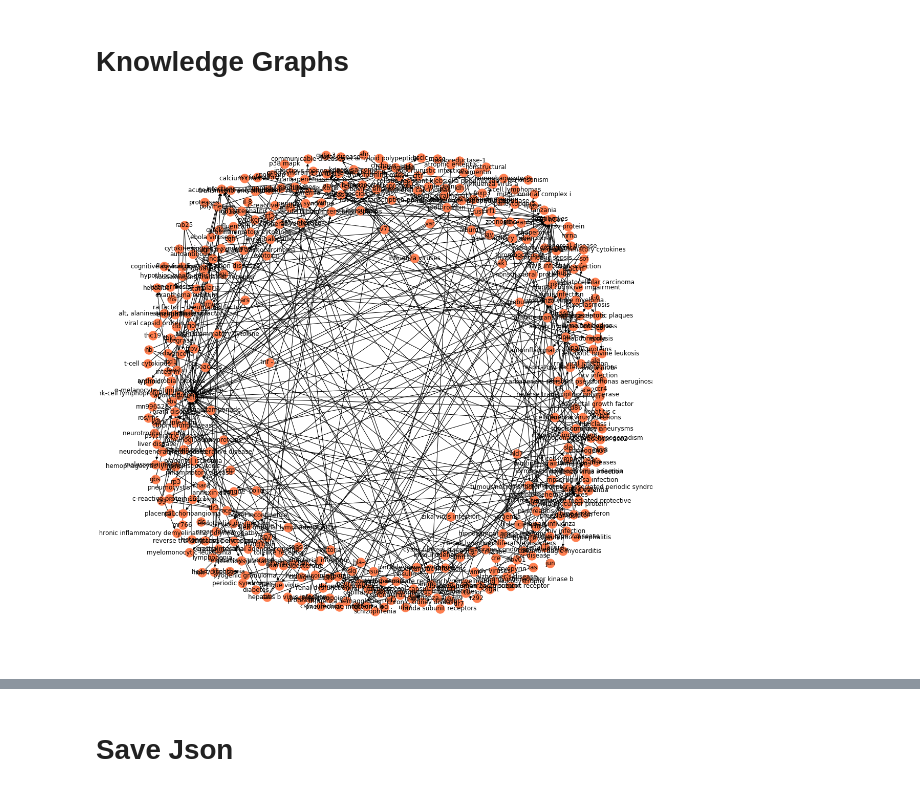
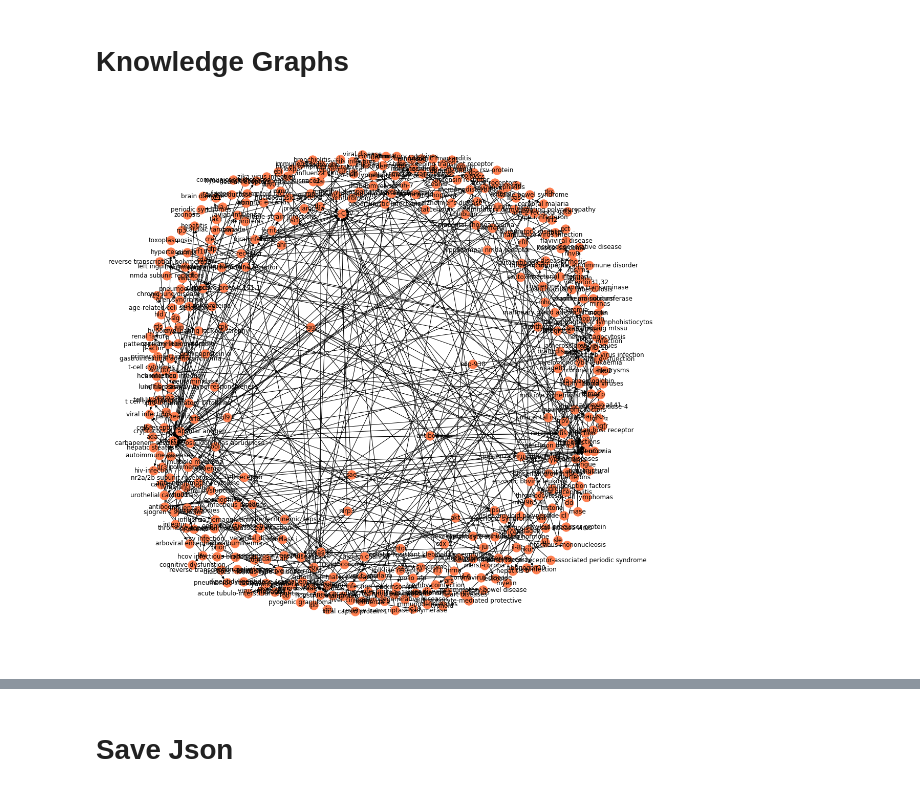
Before and after one commit to tsantosh7/Unsupervised-Supervised-Protein-Genes-Diseases-Organisms-Extraction, a Jupyter notebook: Notebooks/OTAR/Covid-19 Target-Disease Graph/Preprints-COVID-19 Gene-Disease Knowledge Graph From EuropePMC.ipynb, the cells around one changed output, grey strips where cells are left out. Drawn from its saved outputs; the diff is of its cells as text; code cells hidden in the pictures.

```diff
--- a/Notebooks/OTAR/Covid-19 Target-Disease Graph/Preprints-COVID-19 Gene-Disease Knowledge Graph From EuropePMC.ipynb
+++ b/Notebooks/OTAR/Covid-19 Target-Disease Graph/Preprints-COVID-19 Gene-Disease Knowledge Graph From EuropePMC.ipynb
@@ -95,6 +95,7 @@ def get_gene_disease_pairs(sent):
 
     GP =''
     DS = ''
+    OG = ''
     doc = ml_annotator(sent)
 
     for ent in doc.ents:
@@ -102,6 +103,8 @@ def get_gene_disease_pairs(sent):
             GP = ent.text
         elif ent.label_ == 'DS':
             DS = ent.text
+        elif ent.label_ == 'OG':
+            OG = ent.text
     # give more importance to covid-19 in the sentence. My model doesnt seem to recognise covid-19 yet as a disease
     if 'covid-19' in sent.lower():
         DS = 'COVID-19'
@@ -137,7 +164,26 @@ kg_df.dropna(subset=['gene','disease'], inplace=True)
+# %%
+sources_ = []
+targets_ = []
+
+for i in tqdm(range(0,len(kg_df))): # tqdm(range(0,len(kg_df_2p))):
+    temp_ = list(kg_df.iloc[i].dropna().values) # list(kg_df_2p.iloc[i].dropna().values)
+    sources_.append(temp_[0])
+    targets_.append(temp_[1])
 # %%
-# get weights that are more than 2
+# # get weights that are more than 2
 
-new_df = kg_df.groupby(['gene','disease'])["gene"].count().reset_index(name="weight")
-f_df = new_df[new_df['weight']>2]
-len(new_df)
+# new_df = kg_df.groupby(['gene','disease'])["gene"].count().reset_index(name="weight")
+# f_df = new_df[new_df['weight']>2]
+# len(new_df)
+
+final_df_ = pd.DataFrame(list(zip(sources_, targets_)),
+               columns =['sources_', 'targets_'])
+
+
+final_df = final_df_.groupby(['sources_','targets_'])["sources_"].count().reset_index(name="weight")
+# f_df = new_df[new_df['weight']>2]
+# len(new_df)
+
+
+final_df.head(10)
 # %% [output]
@@ -146,21 +202,21 @@ len(new_df)
 # Knowledge Graphs
 # %%
 # create a directed-graph from a dataframe
-G=nx.from_pandas_edgelist(new_df, "gene", "disease",
+G=nx.from_pandas_edgelist(final_df, "sources_", "targets_",
                           edge_attr=True, create_using=nx.MultiDiGraph())
 
 plt.figure(figsize=(15,15))
 
 # pos = nx.spring_layout(G)
 pos = nx.fruchterman_reingold_layout(G, k =0.9, iterations =20)
 
 nx.draw(G,
         with_labels=True,
         node_color='coral',
         edge_cmap=plt.cm.Blues,
         pos = pos)
 
 plt.show()
 # %% [output]
-[figure, old version]
+[figure, new version]
 # %%
```
Also changed, not shown: parts of 15 cells of this notebook, 1 other file.
